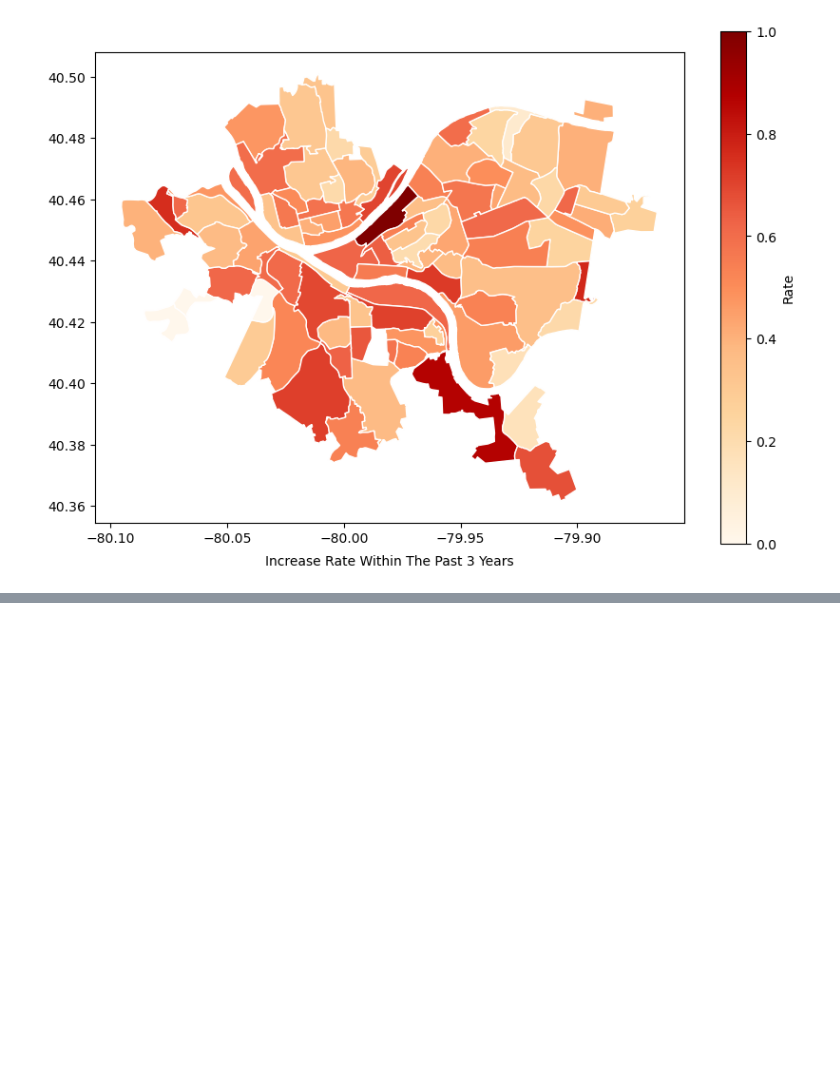
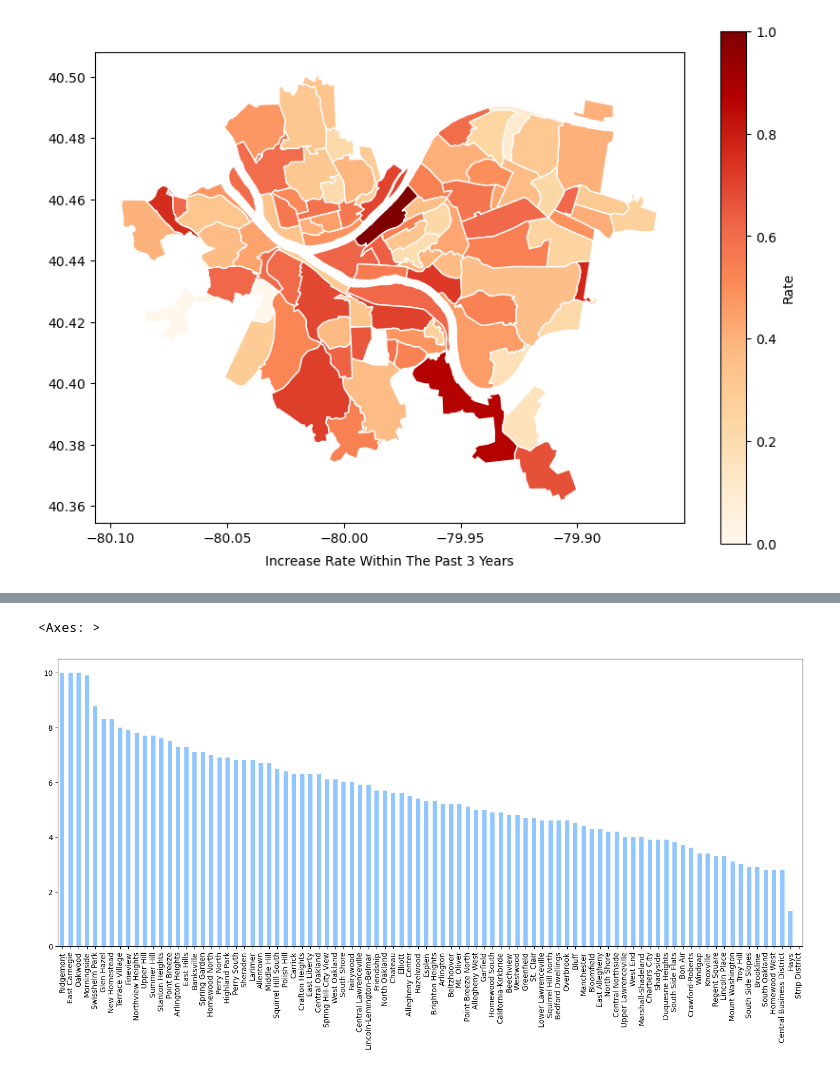
Before and after one commit to XianyuZhao04/CMPINF-0010-FinalProject, a Jupyter notebook: viTran_noteBook.ipynb, the cells around one changed output, grey strips where cells are left out. Cells and saved outputs as stored; diff of their text form; code cells hidden in the pictures; blank space fills up the shorter version.

Commit message:
Calculate final scores for fire incidents

```diff
--- a/viTran_noteBook.ipynb
+++ b/viTran_noteBook.ipynb
@@ -375,0 +392,2 @@ Text(0.5, 69.97084282383948, 'Increase Rate Within The Past 3 Years')
+# %%
+fire_incidents_neighborhood.sort_values(by=['Rating By Population'], ascending=False, inplace=True)
@@ -375,0 +408,22 @@ Text(0.5, 69.97084282383948, 'Increase Rate Within The Past 3 Years')
+# %%
+scoresList = []
+i = 1
+
+for index, row in fire_incidents_neighborhood.iterrows():
+    if i <= 10:
+        score = 1 - row['Rating by increase'] - 0.1
+        if score < 0:
+            score = 0
+    elif i > 80:
+        score = 1 -row['Rating by increase'] + 0.1
+        if score > 1:
+            score = 1
+    else:
+        score = 1 - row['Rating by increase']
+
+    score *= 10
+    score = round(score, 1)
+    i += 1
+    scoresList.append(score)
+# %%
+fire_incidents_neighborhood.insert(5, "Final Score", scoresList, True)
@@ -375,0 +445,6 @@ Text(0.5, 69.97084282383948, 'Increase Rate Within The Past 3 Years')
+# %%
+fire_incidents_neighborhood.sort_values(by=['Final Score'], ascending=False, inplace=True)
+fire_incidents_neighborhood['Final Score'].plot(kind='bar')
+# %% [output]
+<Axes: >
+[figure, added]
```
Also changed, not shown: parts of 3 cells of this notebook.
